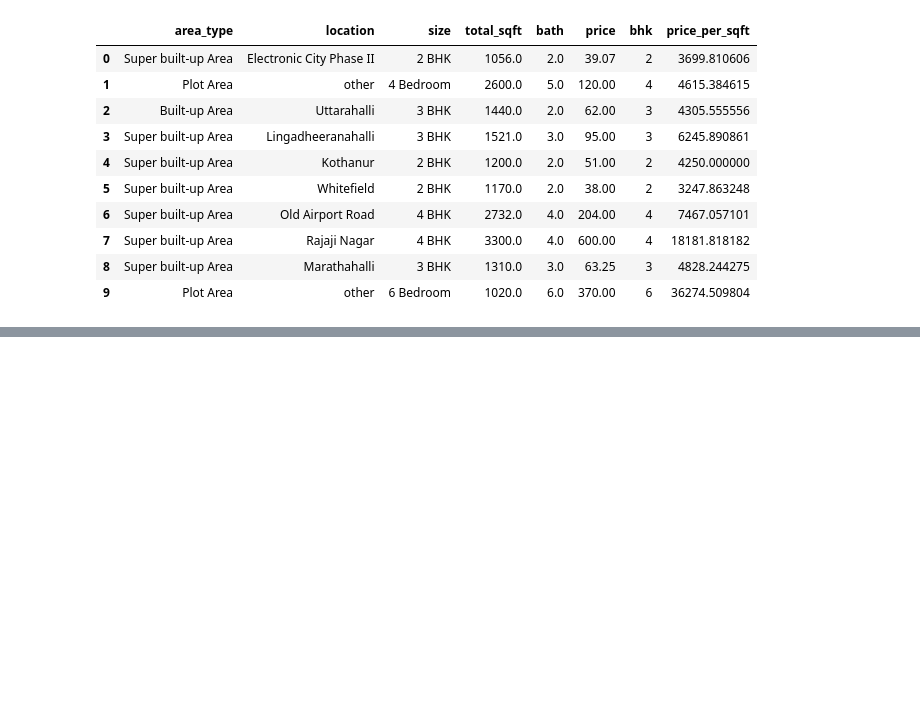
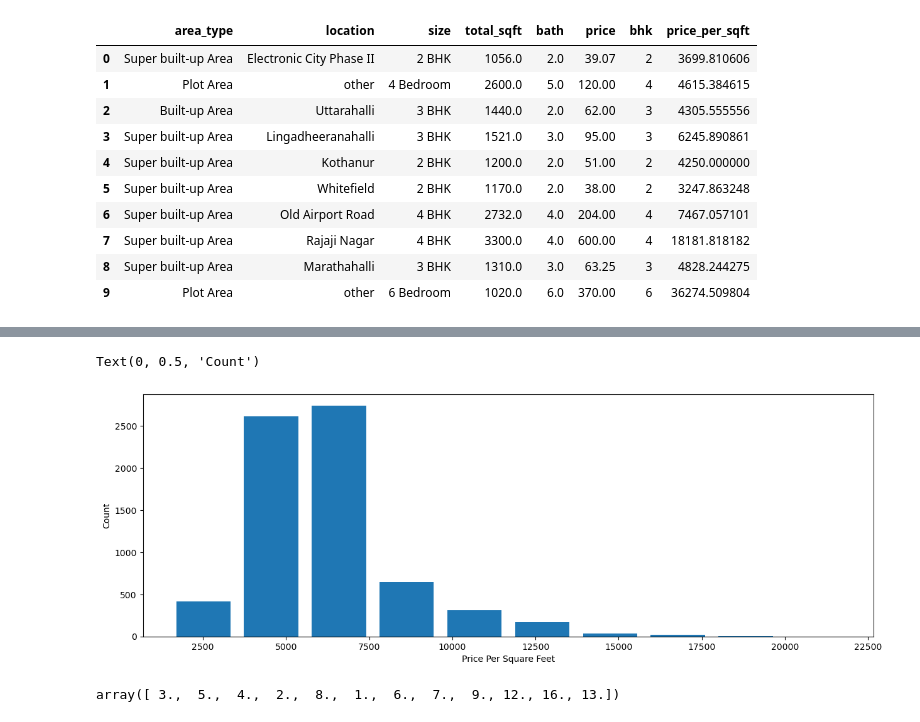
Before and after one commit to Pranav3608/Bengaluru_RealEstate_Housing_Prediction, a Jupyter notebook: model.ipynb, the cells around one changed output, grey strips where cells are left out. Cells and saved outputs as stored; diff of their text form; code cells hidden in the pictures; blank space fills up the shorter version.

```diff
--- a/model.ipynb
+++ b/model.ipynb
@@ -289,0 +407,13 @@ df_cleaned.head(10)
+# %%
+import matplotlib
+matplotlib.rcParams["figure.figsize"] = (15,5)
+plt.hist(df_cleaned.price_per_sqft,rwidth=0.8)
+plt.xlabel("Price Per Square Feet")
+plt.ylabel("Count")
+# %% [output]
+Text(0, 0.5, 'Count')
+[figure, added]
+# %%
+df_cleaned['bath'].unique()
+# %% [output]
+array([ 3.,  5.,  4.,  2.,  8.,  1.,  6.,  7.,  9., 12., 16., 13.])
```
Also changed, not shown: parts of 16 cells of this notebook.
